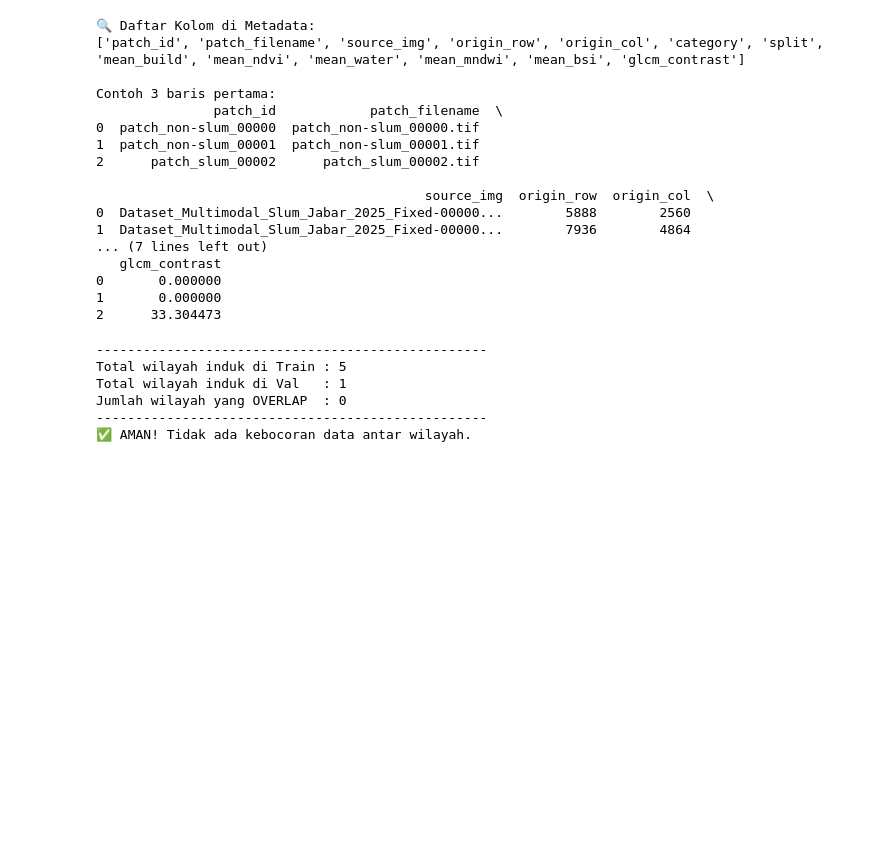
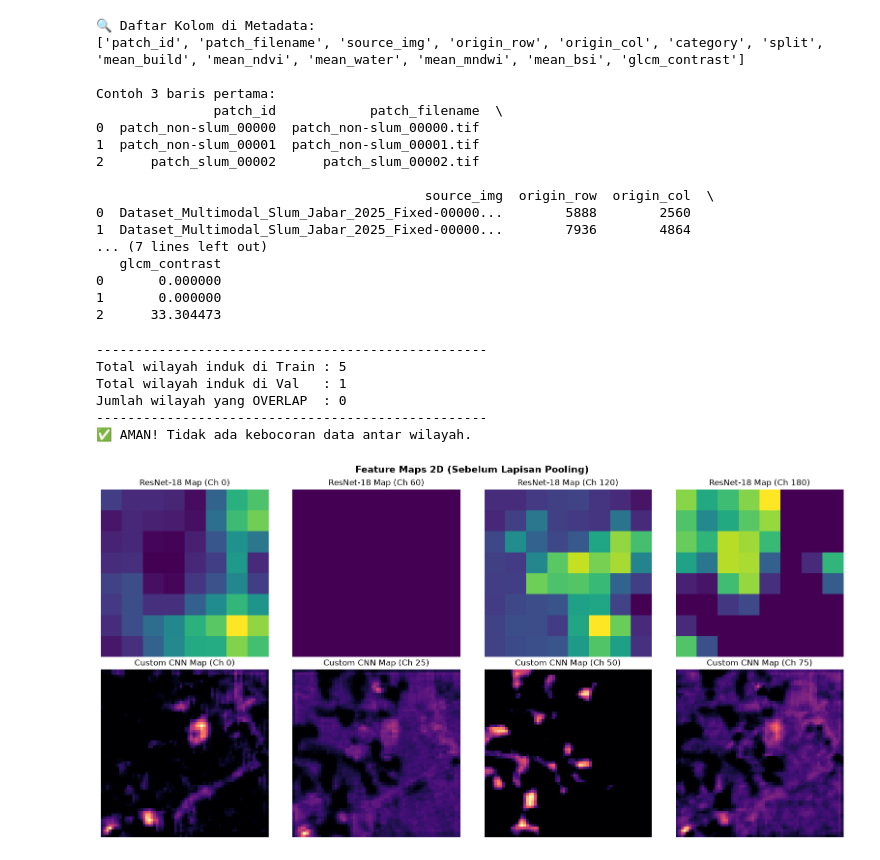
Before and after one commit to ratuanfajar/UrbanPulse, a Jupyter notebook: notebookv2/02_finetunning.ipynb, the cells around one changed output. Saved outputs shown, nothing was run; the diff lists cells and outputs as text; code cells hidden in the pictures; blank space fills up the shorter version.

```diff
--- a/notebookv2/02_finetunning.ipynb
+++ b/notebookv2/02_finetunning.ipynb
@@ -245,6 +275,13 @@ with torch.no_grad():
 
 print("✅ Arsitektur UrbanPulse Fusion Net Berhasil Dibuat!")
 print(f"Dimensi Output Simulasi: {dummy_output.shape} -> (Batch Size, Jumlah Kelas)")
+
+best_model_path = PROCESSED_V2_DIR / "best_urbanpulse_fusion_model.pth"
+if best_model_path.exists():
+    model.load_state_dict(torch.load(best_model_path, map_location=device))
+    print("✅ Bobot model terbaik berhasil dimuat ke dalam memori!")
+else:
+    print("⚠️ File bobot model belum ditemukan. Silakan train model terlebih dahulu.")
 # %% [output]
 ✅ Arsitektur UrbanPulse Fusion Net Berhasil Dibuat!
 Dimensi Output Simulasi: torch.Size([16, 2]) -> (Batch Size, Jumlah Kelas)
@@ -482,3 +521,80 @@ Total wilayah induk di Val   : 1
 Jumlah wilayah yang OVERLAP  : 0
 --------------------------------------------------
 ✅ AMAN! Tidak ada kebocoran data antar wilayah.
+# %%
+# =========================================================================
+# ⚙️ PREPARASI INPUT & MODEL
+# =========================================================================
+# Set model ke mode evaluasi agar Batch Normalization & Dropout tidak aktif
+model.eval()
+
+# Ambil sampel pertama dari loader untuk divisualisasikan
+x_rgb = sample_rgb[0:1].to(device)
+x_idx = sample_idx[0:1].to(device)
+true_label = sample_labels[0].item()
+
+# =========================================================================
+# 🧠 TAHAP 2: FEATURE MAPS (ResNet-18 & Custom CNN)
+# =========================================================================
+# Ekstrak feature map sebelum layer pooling dari Branch RGB (ResNet-18)
+feat_map_rgb = x_rgb
+for i in range(8):
+    feat_map_rgb = model.rgb_branch[i](feat_map_rgb)
+feat_map_rgb_np = feat_map_rgb.squeeze(0).detach().cpu().numpy() # Shape: (512, 8, 8)
+
+# Ekstrak feature map sebelum layer pooling dari Branch Indeks (Custom CNN)
+feat_map_idx = x_idx
+for i in range(11):
+    feat_map_idx = model.idx_branch[i](feat_map_idx)
+feat_map_idx_np = feat_map_idx.squeeze(0).detach().cpu().numpy() # Shape: (128, 64, 64)
+
+# Plot Feature Maps
+fig, axes = plt.subplots(2, 4, figsize=(16, 8))
+for i in range(4):
+    ch = i * 60  # Pilih channel bervariasi dari ResNet-18 (0, 60, 120, 180)
+    axes[0, i].imshow(feat_map_rgb_np[ch], cmap='viridis')
+    axes[0, i].set_title(f"ResNet-18 Map (Ch {ch})")
+    axes[0, i].axis('off')
+
+for i in range(4):
+    ch = i * 25  # Pilih channel bervariasi dari Custom CNN (0, 25, 50, 75)
+    axes[1, i].imshow(feat_map_idx_np[ch], cmap='magma')
+    axes[1, i].set_title(f"Custom CNN Map (Ch {ch})")
+    axes[1, i].axis('off')
+
+plt.suptitle("Feature Maps 2D (Sebelum Lapisan Pooling)", fontsize=14, fontweight='bold')
+plt.tight_layout()
+plt.show()
+
+# =========================================================================
+# 🔗 TAHAP 3: OUTPUT LATE FUSION (Vektor Gabungan 1D)
+# =========================================================================
+with torch.no_grad():
+    rgb_feat = model.rgb_branch(x_rgb)
+    rgb_feat = torch.flatten(rgb_feat, 1)  # Shape: (1, 512)
+
+    idx_feat = model.idx_branch(x_idx)
+    idx_feat = torch.flatten(idx_feat, 1)  # Shape: (1, 128)
+
+    combined_feat = torch.cat((rgb_feat, idx_feat), dim=1)  # Shape: (1, 640)
+combined_vector = combined_feat.squeeze(0).cpu().numpy()
+
+# Plot Heatmap 1D dan Grafik Aktivasi Saraf Gabungan
+plt.figure(figsize=(15, 6))
+plt.subplot(2, 1, 1)
+plt.imshow(combined_vector.reshape(1, -1), aspect='auto', cmap='coolwarm')
+plt.title("Heatmap 1D Vektor Late Fusion (640-Dimensi)", fontsize=12, fontweight='bold')
+plt.yticks([])
+plt.xlabel("Indeks Fitur (0-511: Fitur ResNet-18 | 512-639: Fitur Custom CNN)")
+plt.colorbar(orientation='horizontal', pad=0.35)
+
+plt.subplot(2, 1, 2)
+plt.plot(combined_vector, color='crimson', linewidth=0.8)
+plt.title("Tingkat Aktivasi Saraf Gabungan", fontsize=12, fontweight='bold')
+plt.xlim(0, len(combined_vector))
+plt.ylabel("Nilai Aktivasi")
+plt.xlabel("Indeks Fitur")
+plt.tight_layout()
+plt.show()
+# %% [output]
+[figure, added]
```
Also changed, not shown: parts of 6 cells of this notebook, 4 other files.
